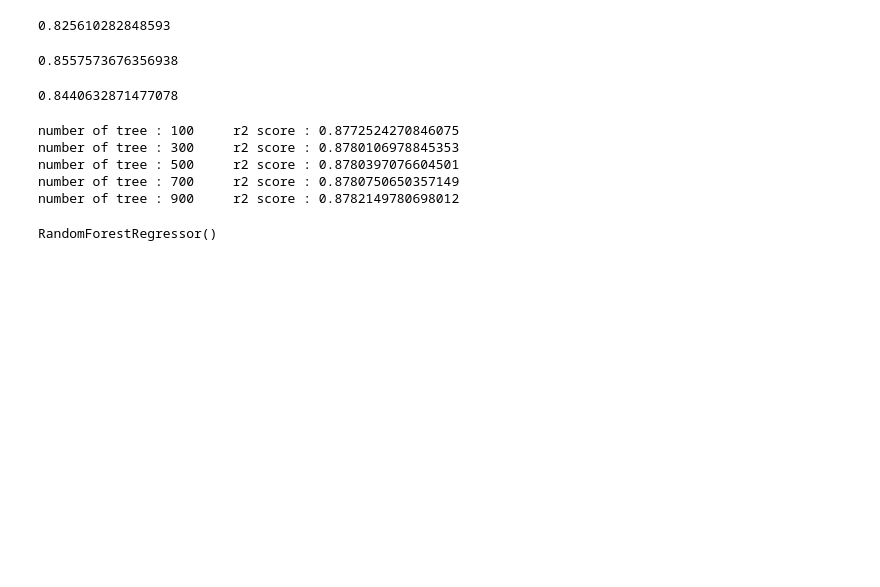
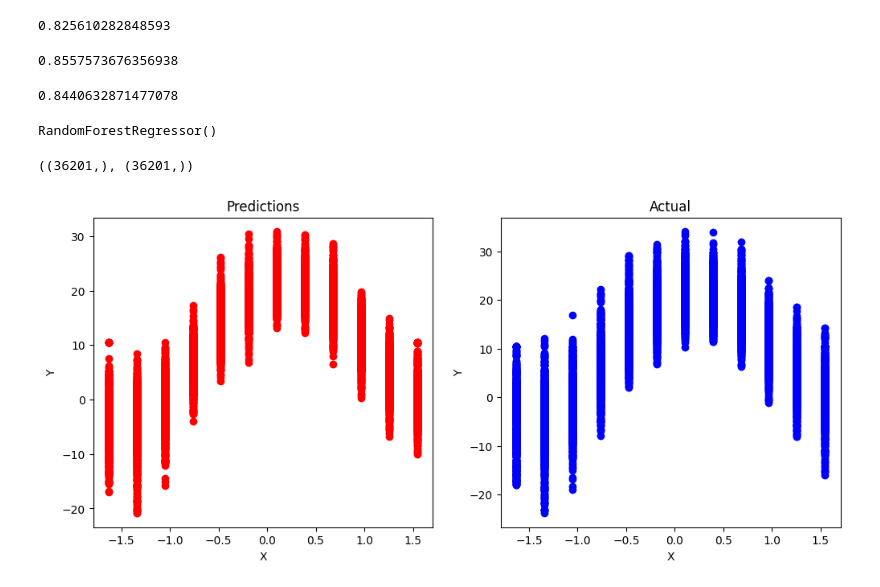
Before and after one commit to FatemehEbrahimiLovesAI/weather_project, a Jupyter notebook: model_maker.ipynb, the cells around one changed output. Drawn from its saved outputs; the diff is of its cells as text; code cells hidden in the pictures; blank space fills up the shorter version.

```diff
--- a/model_maker.ipynb
+++ b/model_maker.ipynb
@@ -290,33 +292,49 @@ print(np.mean(folds_error))
 # %% [output]
 0.8440632871477078
 # %%
-errors = []
-for i in range(100,1000,200):
+# errors = []
+# for i in range(100,1000,200):
 
-    random_forest_model = RandomForestRegressor(n_estimators=i)
-    folds_error = []
+#     random_forest_model = RandomForestRegressor(n_estimators=i)
+#     folds_error = []
 
-    for fold,(train_index,validate_index) in enumerate(k_fold.split(X_train)):
-        X_train_here = X_train[train_index]
-        y_train_here = y_train[train_index]
+#     for fold,(train_index,validate_index) in enumerate(k_fold.split(X_train)):
+#         X_train_here = X_train[train_index]
+#         y_train_here = y_train[train_index]
 
-        random_forest_model.fit(X_train_here,y_train_here)
+#         random_forest_model.fit(X_train_here,y_train_here)
 
-        X_validate = X_train[validate_index]
-        y_validate = y_train[validate_index]
+#         X_validate = X_train[validate_index]
+#         y_validate = y_train[validate_index]
 
-        folds_error.append(random_forest_model.score(X_validate,y_validate))
+#         folds_error.append(random_forest_model.score(X_validate,y_validate))
 
-    print(f"number of tree : {i}\t r2 score : {np.mean(folds_error)}")
-    errors.append(np.mean(folds_error))
+#     print(f"number of tree : {i}\t r2 score : {np.mean(folds_error)}")
+#     errors.append(np.mean(folds_error))
-# %% [output]
-number of tree : 100     r2 score : 0.8772524270846075
-number of tree : 300     r2 score : 0.8780106978845353
-number of tree : 500     r2 score : 0.8780397076604501
-number of tree : 700     r2 score : 0.8780750650357149
-number of tree : 900     r2 score : 0.8782149780698012
 # %%
 model = RandomForestRegressor()
 model.fit(X_train,y_train)
 # %% [output]
 RandomForestRegressor()
+# %%
+X_train[:,0].shape , y_train.shape
+# %% [output]
+((36201,), (36201,))
+# %%
+y_hat = model.predict(X_test)
+# %%
+fig, (ax1, ax2) = plt.subplots(1, 2, figsize=(12, 5))
+
+
+ax1.scatter(X_test[:,0], y_hat, c="r")
+ax1.set_title("Predictions")
+ax1.set_xlabel("X")
+ax1.set_ylabel("Y")
+ax2.scatter(X_test[:,0], y_test, c="b")
+ax2.set_title("Actual")
+ax2.set_xlabel("X")
+ax2.set_ylabel("Y")
+
+plt.show();
+# %% [output]
+[figure, added]
```
Also changed, not shown: parts of 9 cells of this notebook.
